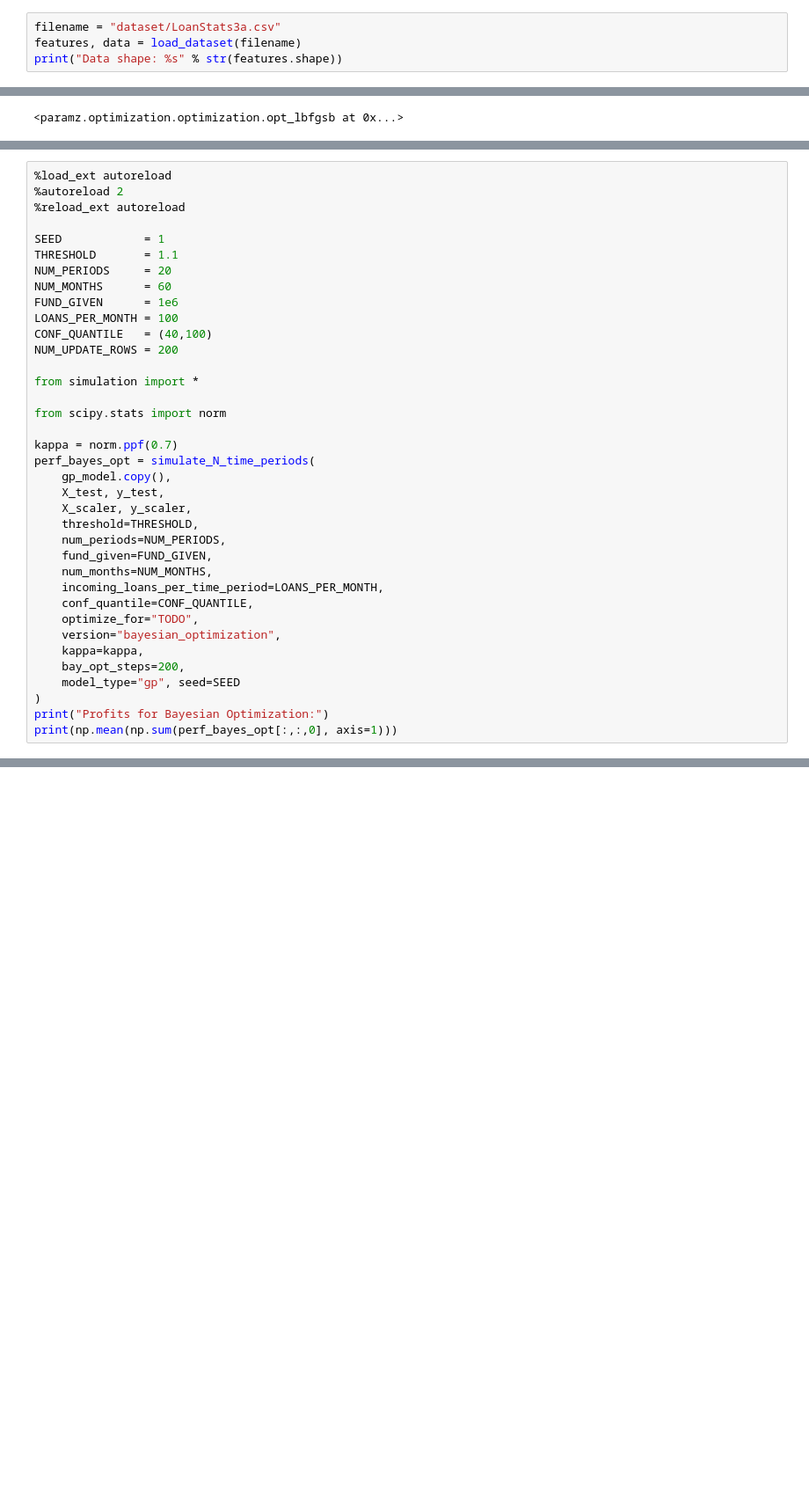
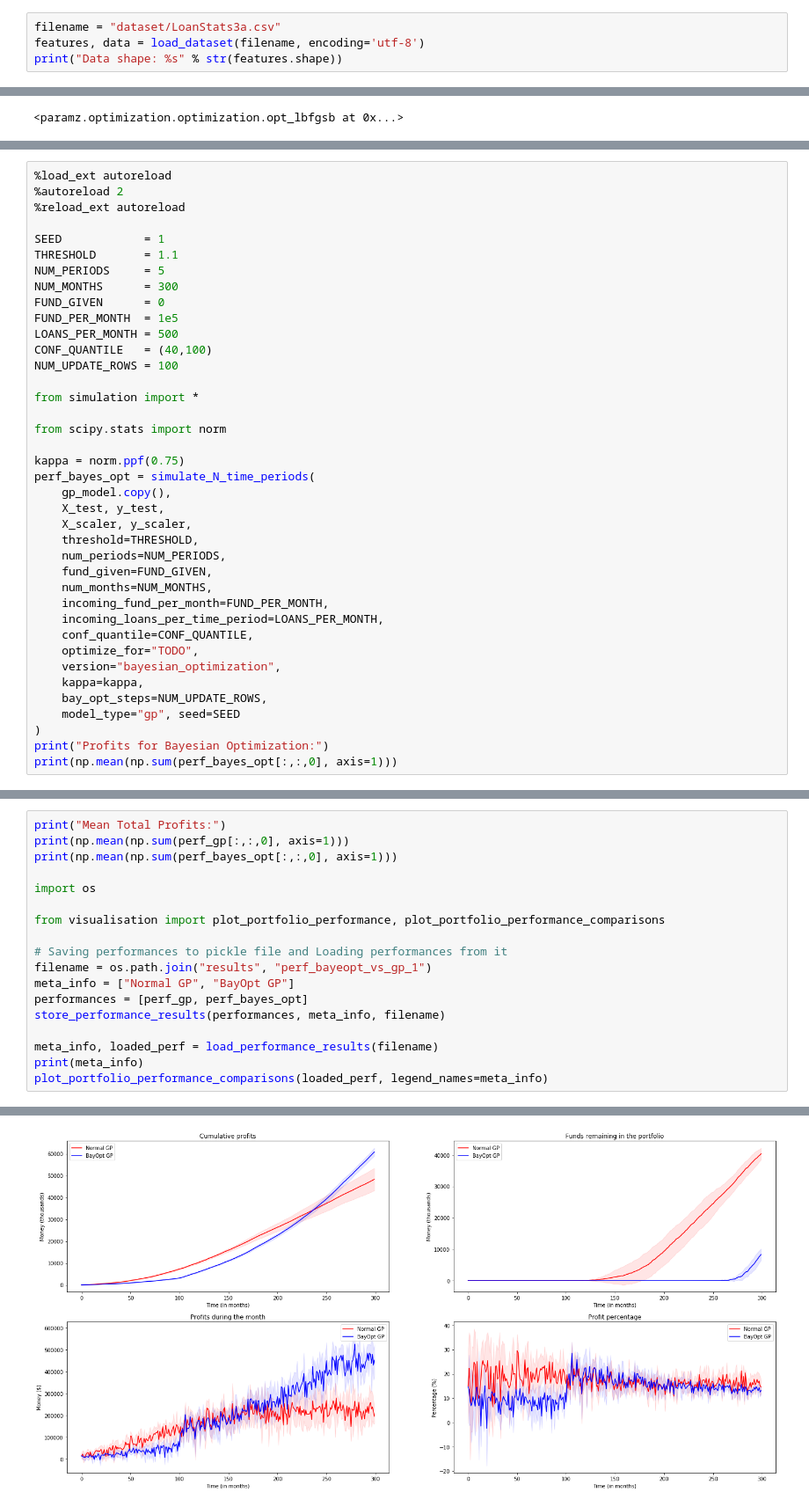
Before and after one commit to yewsiang/GPLend, a Jupyter notebook: gp_vs_bayes_opt.ipynb, the cells around one changed output, grey strips where cells are left out. Shown: that part at 88% size. Saved outputs shown, nothing was run; the diff lists cells and outputs as text; blank space fills up the shorter version.

Commit message:
Add fund flow per month to simulate more realistically and fix some simulation params

```diff
--- a/gp_vs_bayes_opt.ipynb
+++ b/gp_vs_bayes_opt.ipynb
@@ -8,7 +8,7 @@ from data import load_dataset, get_train_test_split
 # from evaluation import train_and_test_other_models
 # %%
 filename = "dataset/LoanStats3a.csv"
-features, data = load_dataset(filename)
+features, data = load_dataset(filename, encoding='utf-8')
 print("Data shape: %s" % str(features.shape))
 # %% [output]
 Preprocessing...
@@ -126,18 +128,19 @@ Profits for self-updating GP:
 
 SEED            = 1
 THRESHOLD       = 1.1
-NUM_PERIODS     = 20
-NUM_MONTHS      = 60
-FUND_GIVEN      = 1e6
-LOANS_PER_MONTH = 100
+NUM_PERIODS     = 5
+NUM_MONTHS      = 300
+FUND_GIVEN      = 0
+FUND_PER_MONTH  = 1e5
+LOANS_PER_MONTH = 500
 CONF_QUANTILE   = (40,100)
-NUM_UPDATE_ROWS = 200
+NUM_UPDATE_ROWS = 100
 
 from simulation import *
 
 from scipy.stats import norm
 
-kappa = norm.ppf(0.7)
+kappa = norm.ppf(0.75)
 perf_bayes_opt = simulate_N_time_periods(
     gp_model.copy(),
     X_test, y_test,
@@ -146,12 +149,13 @@ perf_bayes_opt = simulate_N_time_periods(
     num_periods=NUM_PERIODS,
     fund_given=FUND_GIVEN,
     num_months=NUM_MONTHS,
+    incoming_fund_per_month=FUND_PER_MONTH,
     incoming_loans_per_time_period=LOANS_PER_MONTH,
     conf_quantile=CONF_QUANTILE,
     optimize_for="TODO",
     version="bayesian_optimization",
     kappa=kappa,
-    bay_opt_steps=200,
+    bay_opt_steps=NUM_UPDATE_ROWS,
     model_type="gp", seed=SEED
 )
 print("Profits for Bayesian Optimization:")
@@ -181,0 +181,19 @@ print(np.mean(np.sum(perf_bayes_opt[:,:,0], axis=1)))
+# %%
+print("Mean Total Profits:")
+print(np.mean(np.sum(perf_gp[:,:,0], axis=1)))
+print(np.mean(np.sum(perf_bayes_opt[:,:,0], axis=1)))
+
+import os
+
+from visualisation import plot_portfolio_performance, plot_portfolio_performance_comparisons
+
+# Saving performances to pickle file and Loading performances from it
+filename = os.path.join("results", "perf_bayeopt_vs_gp_1")
+meta_info = ["Normal GP", "BayOpt GP"]
+performances = [perf_gp, perf_bayes_opt]
+store_performance_results(performances, meta_info, filename)
+
+meta_info, loaded_perf = load_performance_results(filename)
+print(meta_info)
+plot_portfolio_performance_comparisons(loaded_perf, legend_names=meta_info)
+# %% [output]
@@ -182,3 +204,4 @@ print(np.mean(np.sum(perf_bayes_opt[:,:,0], axis=1)))
+[figure, added]
 # %%
 """
 EXPERIMENT 2: GP VS BAYES OPT IN EARLY STAGES
```
Also changed, not shown: parts of 14 cells of this notebook, 5 other files.
